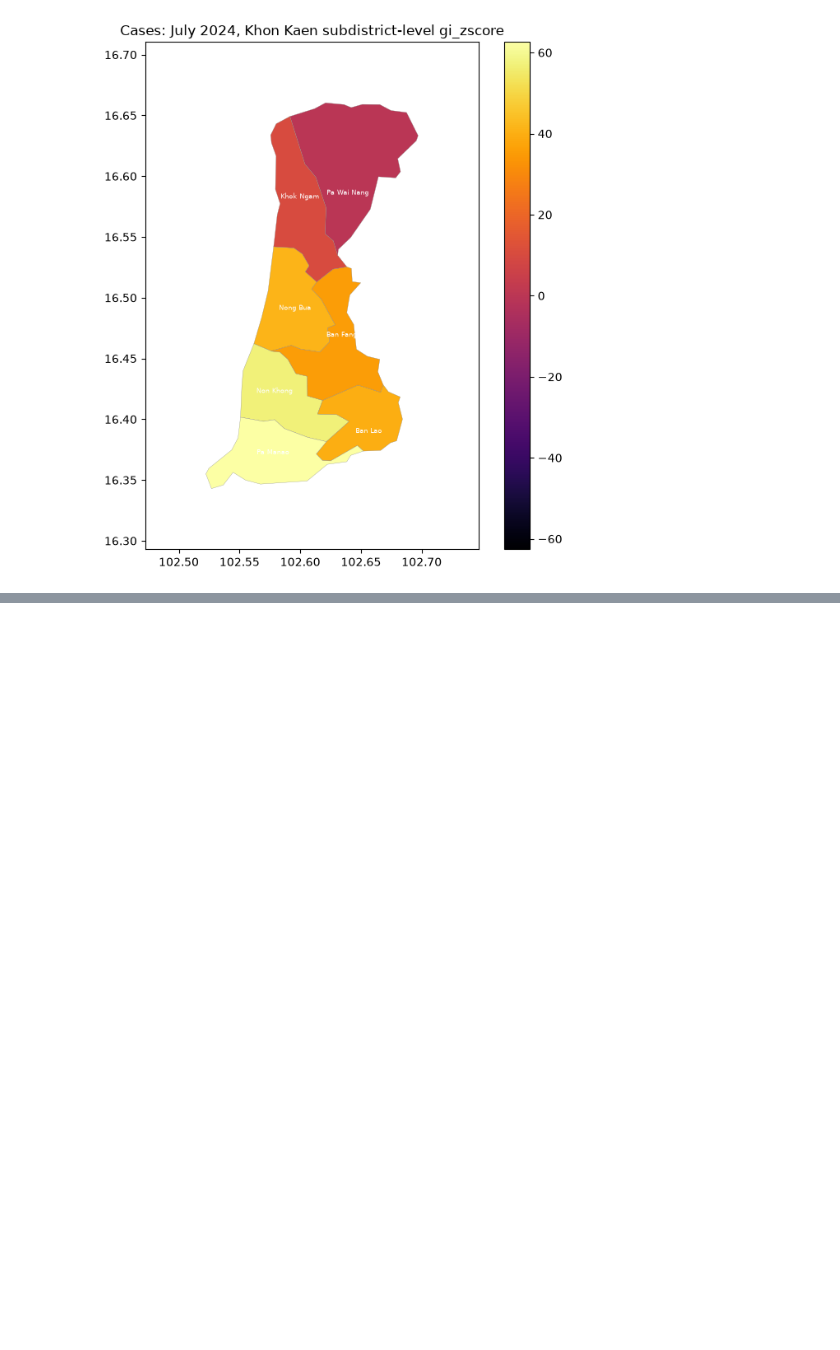
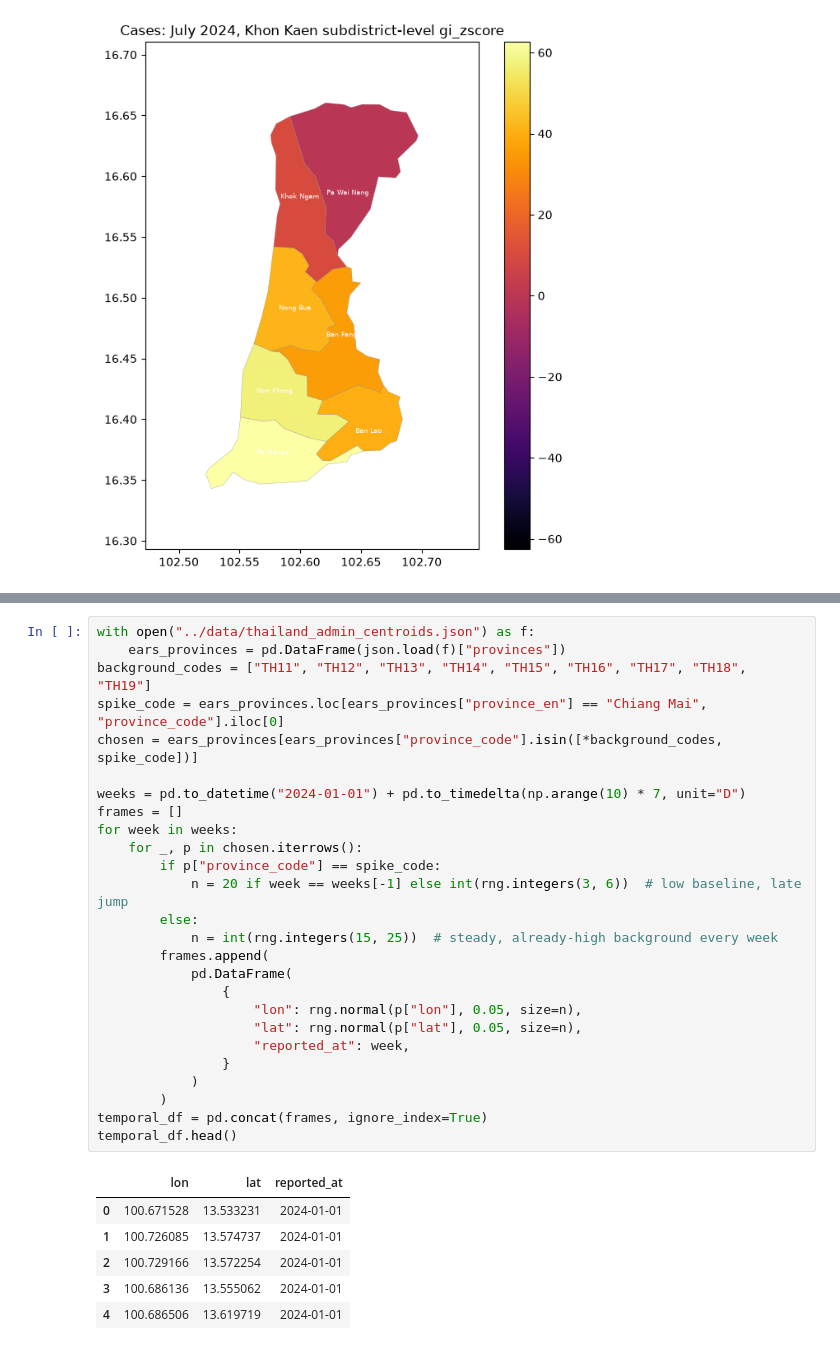
Before and after one commit to nongwarodom/spatialdetection, a Jupyter notebook: notebooks/quickstart.ipynb, the cells around one changed output, grey strips where cells are left out. Cells and saved outputs as stored; diff of their text form; blank space fills up the shorter version.

```diff
--- a/notebooks/quickstart.ipynb
+++ b/notebooks/quickstart.ipynb
@@ -850,0 +874,33 @@ Text(0.5, 1.0, 'Cases: July 2024, Khon Kaen subdistrict-level gi_zscore')
+# %%
+with open("../data/thailand_admin_centroids.json") as f:
+    ears_provinces = pd.DataFrame(json.load(f)["provinces"])
+background_codes = ["TH11", "TH12", "TH13", "TH14", "TH15", "TH16", "TH17", "TH18", "TH19"]
+spike_code = ears_provinces.loc[ears_provinces["province_en"] == "Chiang Mai", "province_code"].iloc[0]
+chosen = ears_provinces[ears_provinces["province_code"].isin([*background_codes, spike_code])]
+
+weeks = pd.to_datetime("2024-01-01") + pd.to_timedelta(np.arange(10) * 7, unit="D")
+frames = []
+for week in weeks:
+    for _, p in chosen.iterrows():
+        if p["province_code"] == spike_code:
+            n = 20 if week == weeks[-1] else int(rng.integers(3, 6))  # low baseline, late jump
+        else:
+            n = int(rng.integers(15, 25))  # steady, already-high background every week
+        frames.append(
+            pd.DataFrame(
+                {
+                    "lon": rng.normal(p["lon"], 0.05, size=n),
+                    "lat": rng.normal(p["lat"], 0.05, size=n),
+                    "reported_at": week,
+                }
+            )
+        )
+temporal_df = pd.concat(frames, ignore_index=True)
+temporal_df.head()
+# %% [output]
+|  | lon | lat | reported_at |
+| 0 | 100.671528 | 13.533231 | 2024-01-01 |
+| 1 | 100.726085 | 13.574737 | 2024-01-01 |
+| 2 | 100.729166 | 13.572254 | 2024-01-01 |
+| 3 | 100.686136 | 13.555062 | 2024-01-01 |
+| 4 | 100.686506 | 13.619719 | 2024-01-01 |
```
Also changed, not shown: parts of 18 cells of this notebook, 3 other files.
